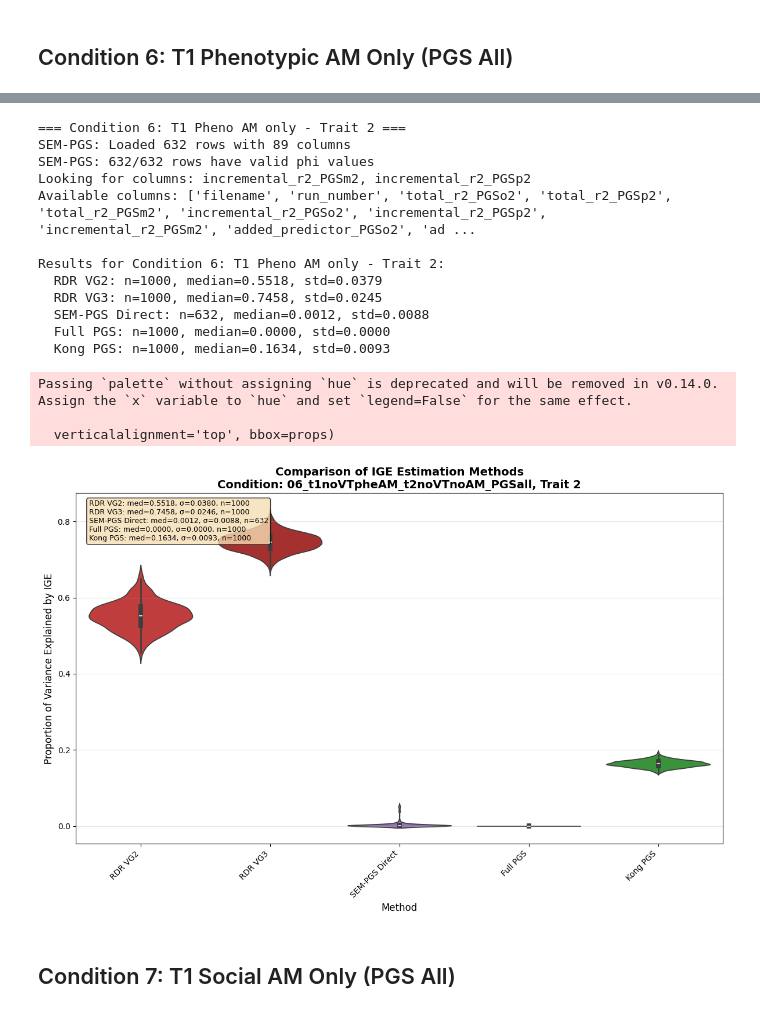
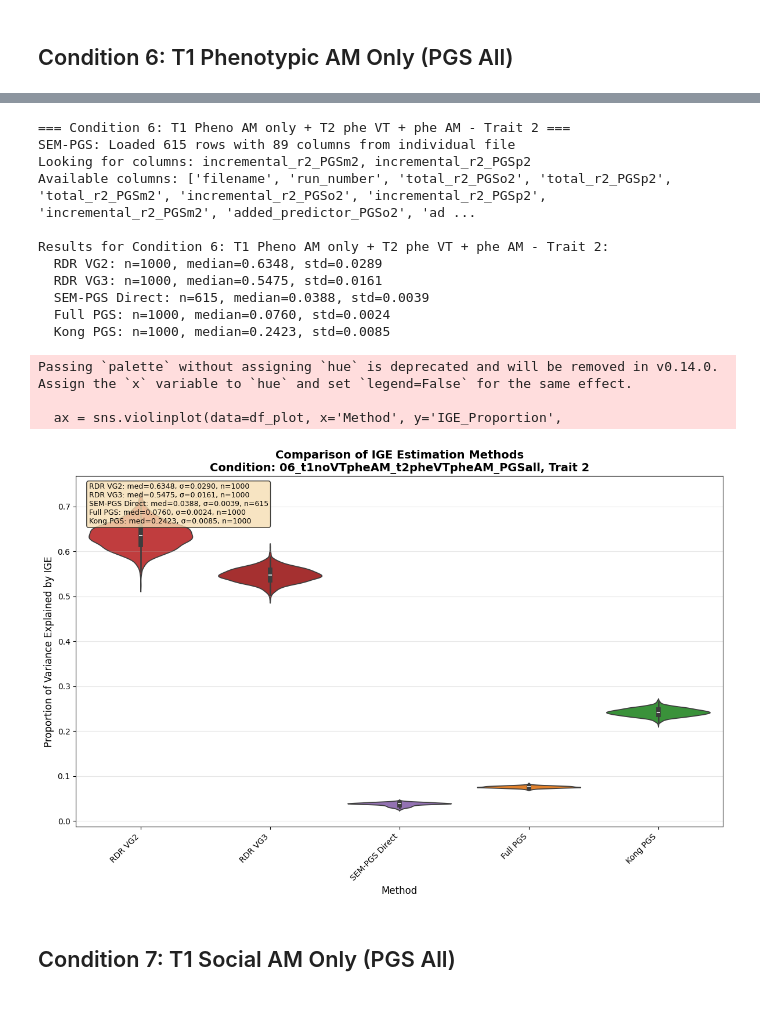
Before and after one commit to Xuanyu-Lyu/StatRev_IndirectGene, a Jupyter notebook: Analysis/JointAnalysis/joint_results_uni.ipynb, the cells around one changed output, grey strips where cells are left out. Saved outputs shown, nothing was run; the diff lists cells and outputs as text; code cells hidden in the pictures.

```diff
--- a/Analysis/JointAnalysis/joint_results_uni.ipynb
+++ b/Analysis/JointAnalysis/joint_results_uni.ipynb
@@ -71,6 +71,9 @@ Changes implemented:
 - Method names updated accordingly
 # %%
 # Define all conditions and traits to analyze
+import numpy as np  # Add numpy import for this cell
+import pandas as pd  # Add pandas import for this cell
+
 conditions_analysis = [
     '05_t1pheVTnoAM_t2socVTnoAM_PGSall',
     '06_t1noVTpheAM_t2pheVTpheAM_PGSall',
@@ -122,7 +125,7 @@ def analyze_ige_updated(condition, trait, verbose=False):
             data_dict['RDR VG3'] = rdr_vg3
 
     # 2. Load SEM-PGS data (direct IGE only)
-    sempgs_data = load_sembgs_data()
+    sempgs_data = load_sempgs_data(condition)
     if sempgs_data is not None:
         sempgs_direct = calculate_sempgs_ige_proportions(sempgs_data, trait)
 
@@ -273,32 +273,31 @@ Passing `palette` without assigning `hue` is deprecated and will be removed in v
 # %%
 # Condition 6, Trait 2
-condition = '06_t1noVTpheAM_t2noVTnoAM_PGSall'
+condition = '06_t1noVTpheAM_t2pheVTpheAM_PGSall'
 trait = 2
 
 print(f"=== {condition_names[condition]} - Trait {trait} ===")
 results, data_dict = analyze_ige_updated(condition, trait, verbose=True)
 
 if data_dict:
     create_violin_plot(data_dict, condition, trait, save_path=None)
 else:
     print("No data available for plotting")
 # %% [output]
-=== Condition 6: T1 Pheno AM only - Trait 2 ===
-SEM-PGS: Loaded 632 rows with 89 columns
-SEM-PGS: 632/632 rows have valid phi values
+=== Condition 6: T1 Pheno AM only + T2 phe VT + phe AM - Trait 2 ===
+SEM-PGS: Loaded 615 rows with 89 columns from individual file
 Looking for columns: incremental_r2_PGSm2, incremental_r2_PGSp2
 Available columns: ['filename', 'run_number', 'total_r2_PGSo2', 'total_r2_PGSp2', 'total_r2_PGSm2', 'incremental_r2_PGSo2', 'incremental_r2_PGSp2', 'incremental_r2_PGSm2', 'added_predictor_PGSo2', 'ad ...
 
-Results for Condition 6: T1 Pheno AM only - Trait 2:
-  RDR VG2: n=1000, median=0.5518, std=0.0379
-  RDR VG3: n=1000, median=0.7458, std=0.0245
-  SEM-PGS Direct: n=632, median=0.0012, std=0.0088
-  Full PGS: n=1000, median=0.0000, std=0.0000
-  Kong PGS: n=1000, median=0.1634, std=0.0093
+Results for Condition 6: T1 Pheno AM only + T2 phe VT + phe AM - Trait 2:
+  RDR VG2: n=1000, median=0.6348, std=0.0289
+  RDR VG3: n=1000, median=0.5475, std=0.0161
+  SEM-PGS Direct: n=615, median=0.0388, std=0.0039
+  Full PGS: n=1000, median=0.0760, std=0.0024
+  Kong PGS: n=1000, median=0.2423, std=0.0085
 Passing `palette` without assigning `hue` is deprecated and will be removed in v0.14.0. Assign the `x` variable to `hue` and set `legend=False` for the same effect.
 
-  verticalalignment='top', bbox=props)
+  ax = sns.violinplot(data=df_plot, x='Method', y='IGE_Proportion',
-[figure, old version]
+[figure, new version]
 # %% [markdown]
 ## Condition 7: T1 Social AM Only (PGS All)
 # %%
```
Also changed, not shown: parts of 9 cells of this notebook, 15 other files.
